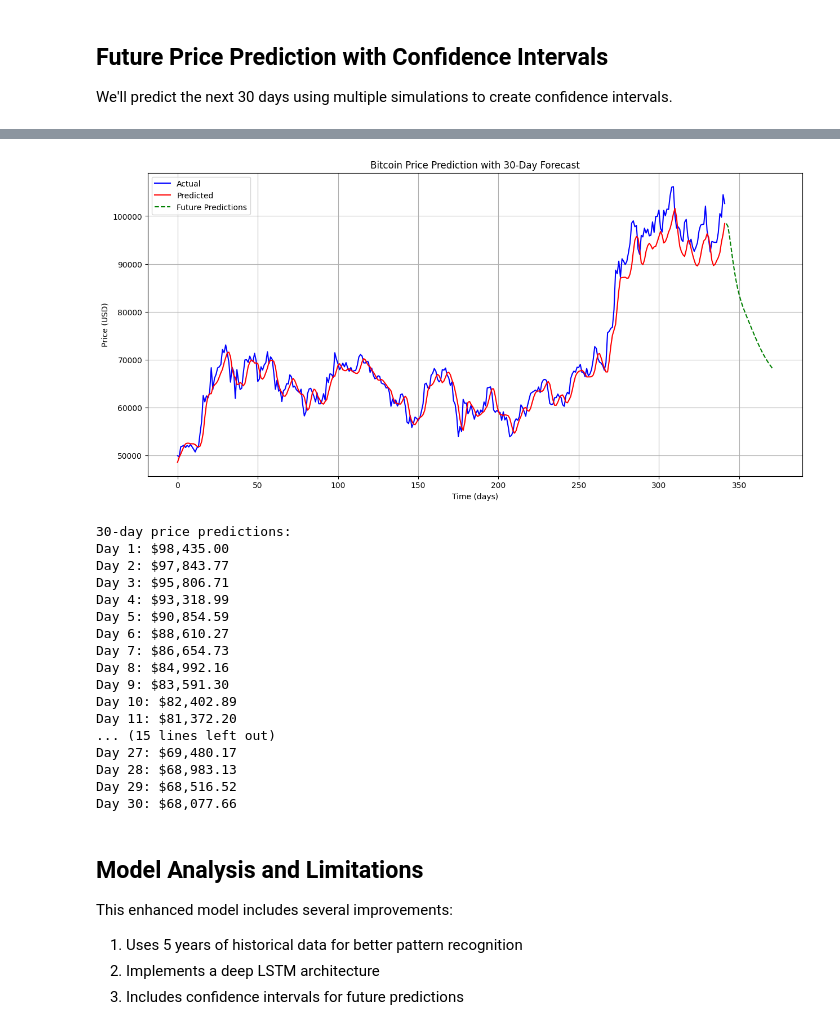
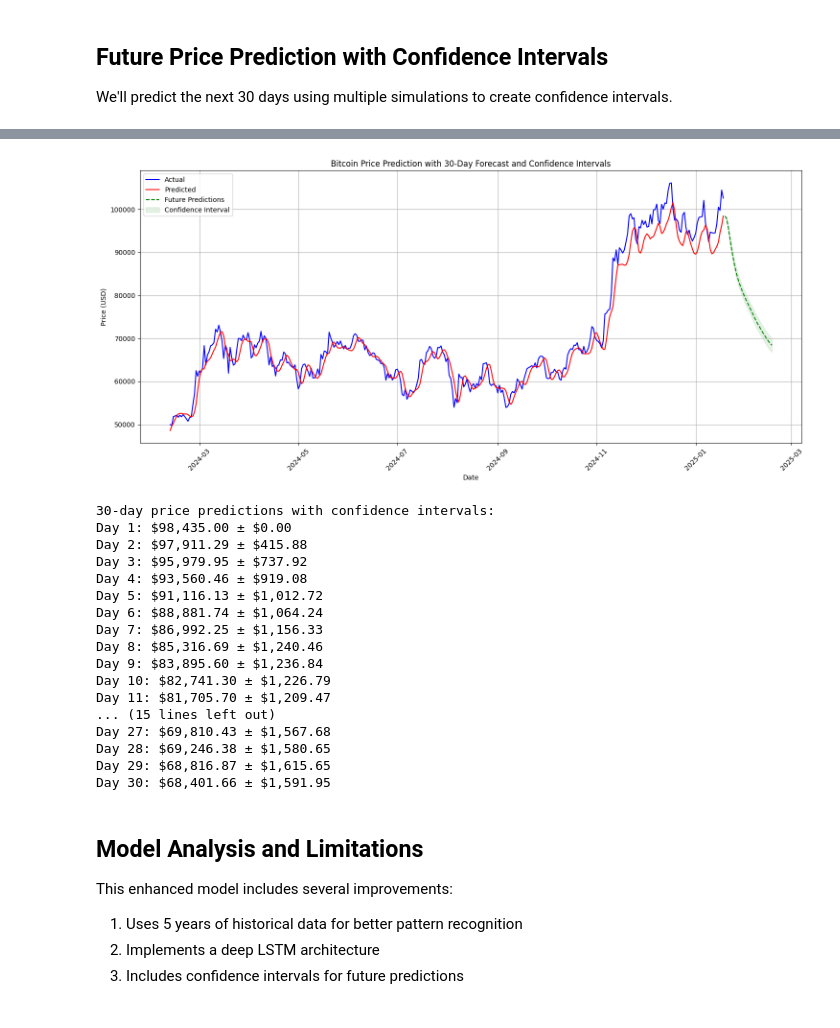
Before and after one commit to darrny/Cryptocurrency-Price-Prediction, a Jupyter notebook: Cryptocurrency Price Prediction Model.ipynb, the cells around one changed output, grey strips where cells are left out. Cells and saved outputs as stored; diff of their text form; code cells hidden in the pictures.

```diff
--- a/Cryptocurrency Price Prediction Model.ipynb
+++ b/Cryptocurrency Price Prediction Model.ipynb
@@ -245,25 +257,35 @@ Test RMSE: 2947.79
 ## Future Price Prediction with Confidence Intervals
 We'll predict the next 30 days using multiple simulations to create confidence intervals.
 # %%
-# Predict next 30 days
-last_sequence = X_test[-1:]
-future_predictions = []
+# Predict next 30 days with multiple simulations for confidence intervals
+n_simulations = 100
+future_predictions = np.zeros((30, n_simulations))
 
-for _ in range(30):
-    next_pred = model.predict(last_sequence)
-    future_predictions.append(next_pred[0, 0])
-    last_sequence = np.roll(last_sequence[0], -1)
-    last_sequence[-1] = next_pred
-    last_sequence = last_sequence.reshape(1, lookback, 1)
+for sim in range(n_simulations):
+    last_sequence = X_test[-1:]
+    simulation = []
 
-future_predictions = scaler.inverse_transform(np.array(future_predictions).reshape(-1, 1))
+    for _ in range(30):
+        next_pred = model.predict(last_sequence)
+        simulation.append(next_pred[0, 0])
+        last_sequence = np.roll(last_sequence[0], -1)
+        last_sequence[-1] = next_pred + np.random.normal(0, 0.01)  # Add small random noise
+        last_sequence = last_sequence.reshape(1, lookback, 1)
 
-# Plot all results including future predictions
+    future_predictions[:, sim] = simulation
+
+# Transform predictions back to original scale
+future_predictions = scaler.inverse_transform(future_predictions)
+
+# Plot all results including future predictions with confidence intervals
 plot_predictions(y_test_inv.T, test_predict, future_predictions,
-                'Bitcoin Price Prediction with 30-Day Forecast')
+                data['Date'],
+                'Bitcoin Price Prediction with 30-Day Forecast and Confidence Intervals')
 
-# Print future predictions
-print("\n30-day price predictions:")
-for i, price in enumerate(future_predictions, 1):
-    print(f"Day {i}: ${price[0]:,.2f}")
+# Print future predictions with confidence intervals
+print("\n30-day price predictions with confidence intervals:")
+future_mean = future_predictions.mean(axis=1)
+future_std = future_predictions.std(axis=1)
+for i, (mean, std) in enumerate(zip(future_mean, future_std), 1):
+    print(f"Day {i}: ${mean:,.2f} ± ${std:,.2f}")
 # %% [output]
@@ -287,21 +309,21 @@ for i, price in enumerate(future_predictions, 1):
-[figure, old version]
+[figure, new version]
-30-day price predictions:
-Day 1: $98,435.00
-Day 2: $97,843.77
-Day 3: $95,806.71
-Day 4: $93,318.99
-Day 5: $90,854.59
-Day 6: $88,610.27
-Day 7: $86,654.73
-Day 8: $84,992.16
-Day 9: $83,591.30
-Day 10: $82,402.89
-Day 11: $81,372.20
+30-day price predictions with confidence intervals:
+Day 1: $98,435.00 ± $0.00
+Day 2: $97,911.29 ± $415.88
+Day 3: $95,979.95 ± $737.92
+Day 4: $93,560.46 ± $919.08
+Day 5: $91,116.13 ± $1,012.72
+Day 6: $88,881.74 ± $1,064.24
+Day 7: $86,992.25 ± $1,156.33
+Day 8: $85,316.69 ± $1,240.46
+Day 9: $83,895.60 ± $1,236.84
+Day 10: $82,741.30 ± $1,226.79
+Day 11: $81,705.70 ± $1,209.47
 ... (15 lines left out)
-Day 27: $69,480.17
-Day 28: $68,983.13
-Day 29: $68,516.52
-Day 30: $68,077.66
+Day 27: $69,810.43 ± $1,567.68
+Day 28: $69,246.38 ± $1,580.65
+Day 29: $68,816.87 ± $1,615.65
+Day 30: $68,401.66 ± $1,591.95
 # %% [markdown]
 ## Model Analysis and Limitations
 This enhanced model includes several improvements:
```
Also changed, not shown: parts of 2 cells of this notebook.
